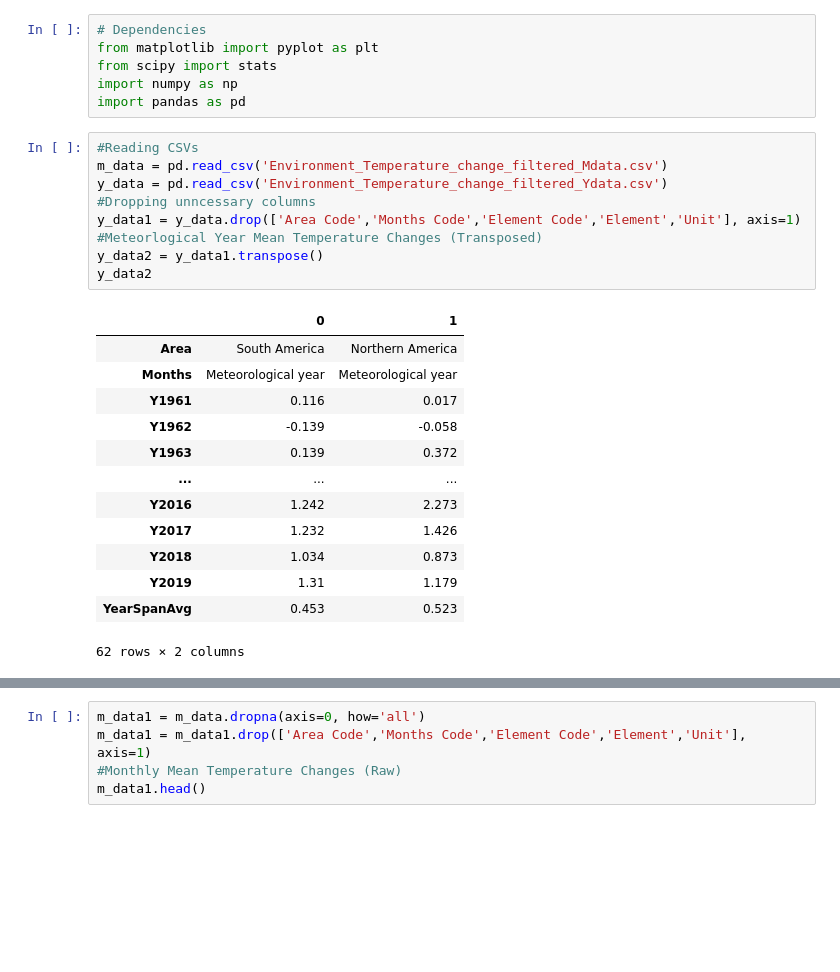
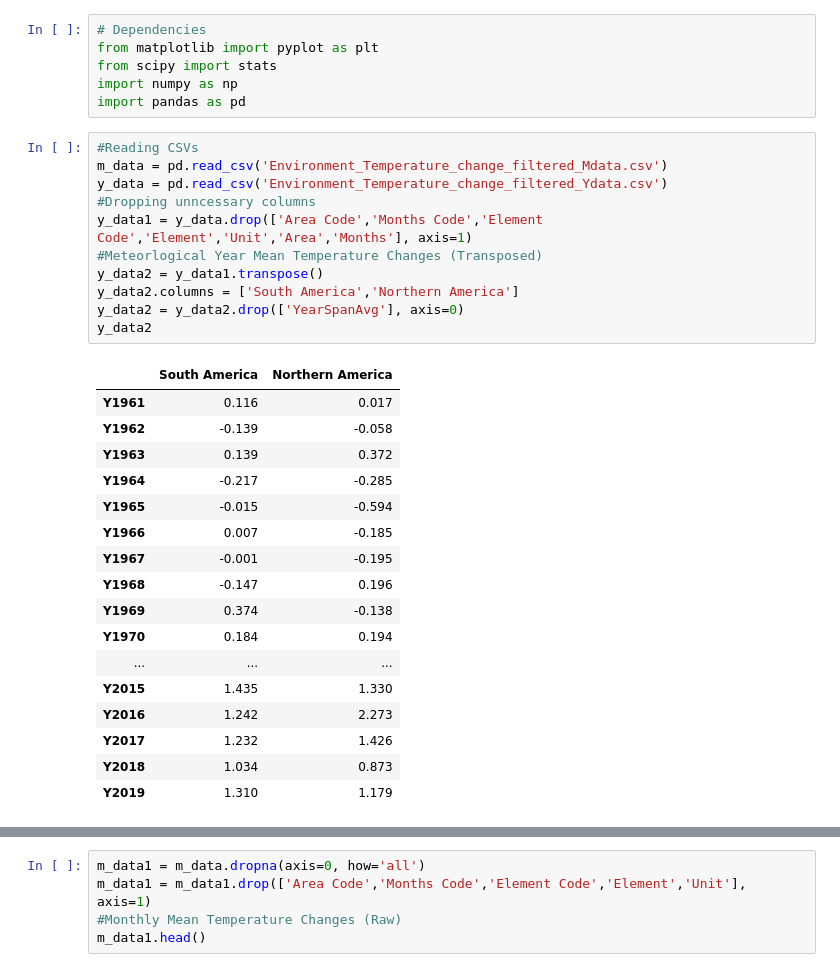
Before and after one commit to Tmoht1015/2Group-Project-All-Stars, a Jupyter notebook: NSAmericaTemps.ipynb, the cells around one changed output, grey strips where cells are left out. Cells and saved outputs as stored; diff of their text form; blank space fills up the shorter version.

```diff
--- a/NSAmericaTemps.ipynb
+++ b/NSAmericaTemps.ipynb
@@ -7,23 +7,29 @@ import pandas as pd
 # %%
 #Reading CSVs
 m_data = pd.read_csv('Environment_Temperature_change_filtered_Mdata.csv')
 y_data = pd.read_csv('Environment_Temperature_change_filtered_Ydata.csv')
 #Dropping unncessary columns
-y_data1 = y_data.drop(['Area Code','Months Code','Element Code','Element','Unit'], axis=1)
+y_data1 = y_data.drop(['Area Code','Months Code','Element Code','Element','Unit','Area','Months'], axis=1)
 #Meteorlogical Year Mean Temperature Changes (Transposed)
 y_data2 = y_data1.transpose()
+y_data2.columns = ['South America','Northern America']
+y_data2 = y_data2.drop(['YearSpanAvg'], axis=0)
 y_data2
 # %% [output]
-|  | 0 | 1 |
-| Area | South America | Northern America |
-| Months | Meteorological year | Meteorological year |
+|  | South America | Northern America |
 | Y1961 | 0.116 | 0.017 |
 | Y1962 | -0.139 | -0.058 |
 | Y1963 | 0.139 | 0.372 |
+| Y1964 | -0.217 | -0.285 |
+| Y1965 | -0.015 | -0.594 |
+| Y1966 | 0.007 | -0.185 |
+| Y1967 | -0.001 | -0.195 |
+| Y1968 | -0.147 | 0.196 |
+| Y1969 | 0.374 | -0.138 |
+| Y1970 | 0.184 | 0.194 |
 | ... | ... | ... |
+| Y2015 | 1.435 | 1.330 |
 | Y2016 | 1.242 | 2.273 |
 | Y2017 | 1.232 | 1.426 |
 | Y2018 | 1.034 | 0.873 |
-| Y2019 | 1.31 | 1.179 |
-| YearSpanAvg | 0.453 | 0.523 |
+| Y2019 | 1.310 | 1.179 |
-62 rows × 2 columns
```
Also changed, not shown: parts of 4 cells of this notebook.
